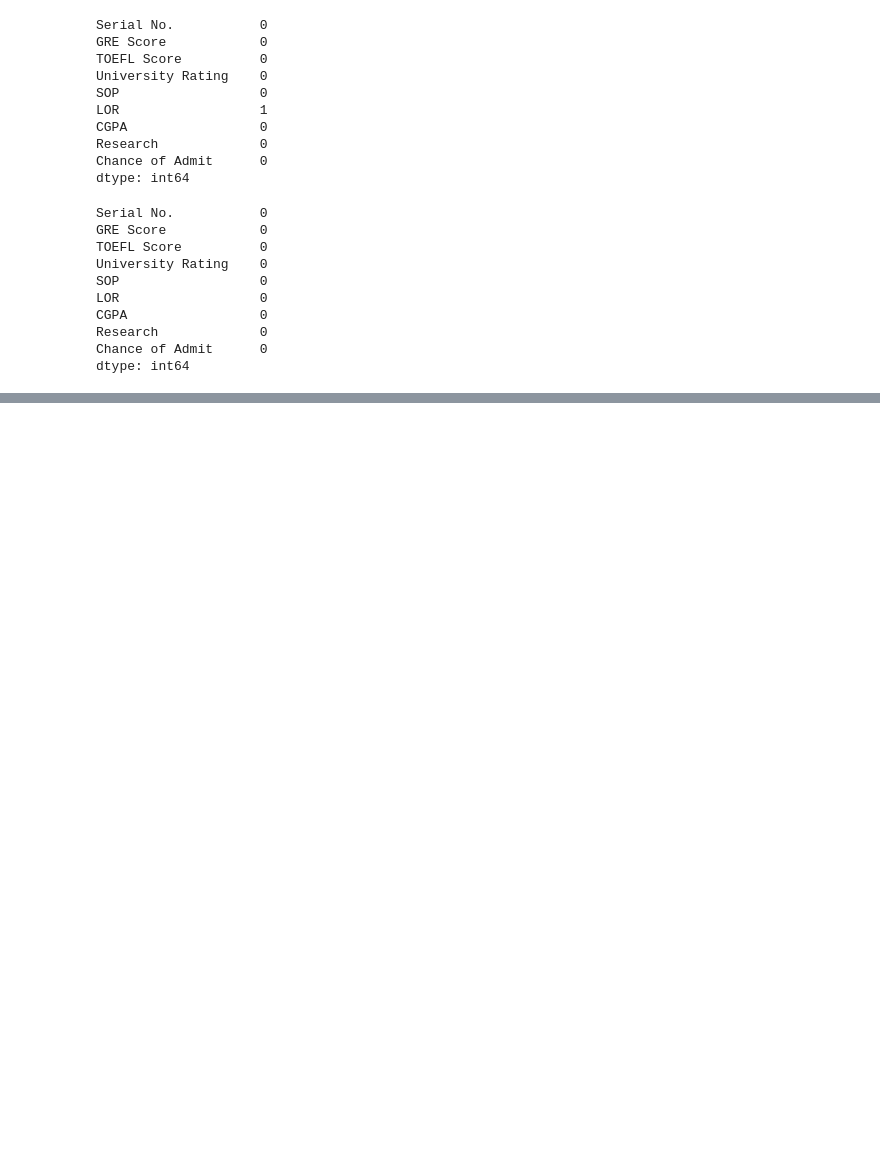
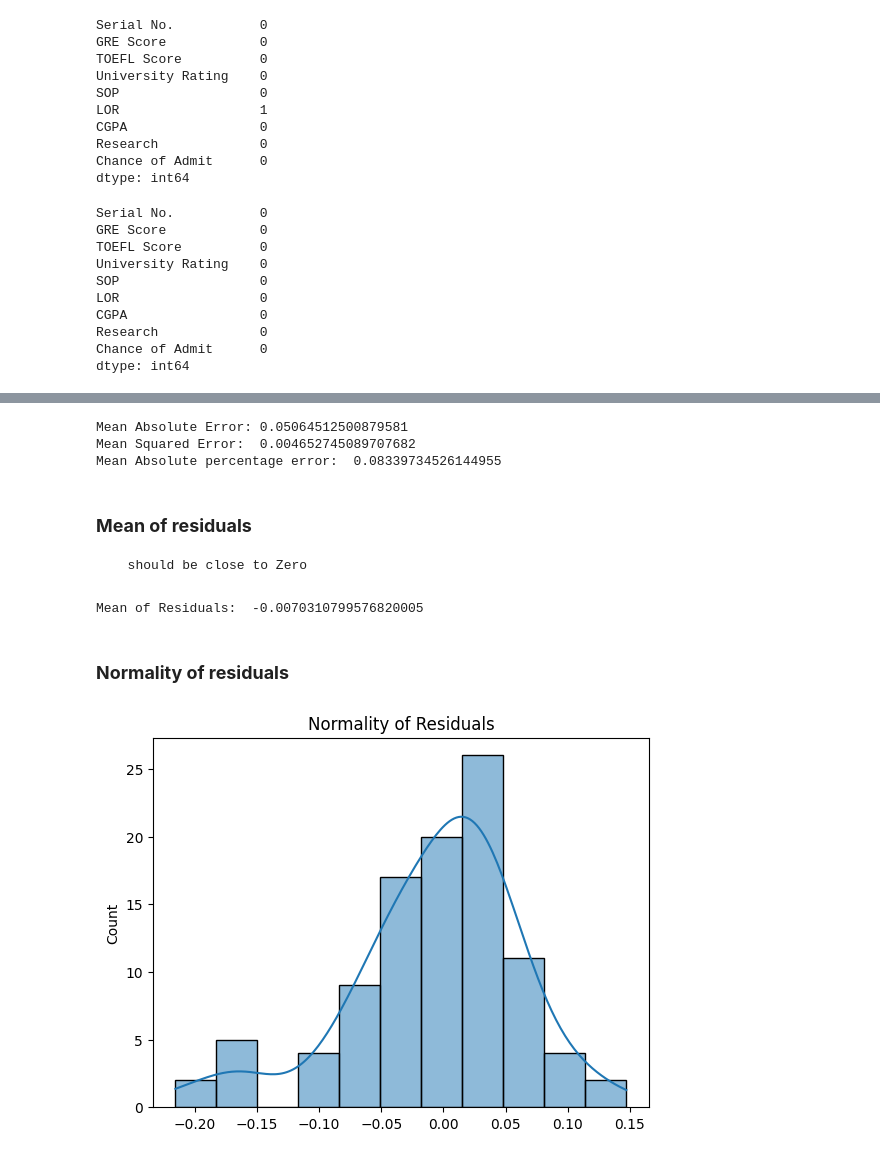
Before and after one commit to DineshPrabhuEng/Case_studies, a Jupyter notebook: Case_studies/Jamboree_Education_Linear_Regression.ipynb, the cells around one changed output, grey strips where cells are left out. Cells and saved outputs as stored; diff of their text form; code cells hidden in the pictures; blank space fills up the shorter version.

```diff
--- a/Case_studies/Jamboree_Education_Linear_Regression.ipynb
+++ b/Case_studies/Jamboree_Education_Linear_Regression.ipynb
@@ -413,0 +577,3 @@ model.score(X_test,y_test)
+# %%
+#Matching columns in test dataset with train dataset
+X_test_del_col=list(set(X_test.columns).difference(set(X_train_new.columns)))
@@ -413,0 +584,39 @@ model.score(X_test,y_test)
+# %%
+X_test=X_test.drop(columns=X_test_del_col)
+# %%
+#Model Prediction
+Prediction=model2.predict(X_test)
+# %%
+#checking the perormance of the model
+from sklearn.metrics import mean_squared_error,mean_absolute_error,mean_absolute_percentage_error
+
+print('Mean Absolute Error:', mean_absolute_error(y_test.values,Prediction))
+
+print('Mean Squared Error: ',mean_squared_error(y_test.values,Prediction))
+
+
+#MAPE-Mean absolute percentage error - tells how far we are from y test
+#it returns average absolute percentage error between Y_test data mean and Prediction data mean
+print('Mean Absolute percentage error: ',mean_absolute_percentage_error(y_test.values,Prediction))
+# %% [output]
+Mean Absolute Error: 0.05064512500879581
+Mean Squared Error:  0.004652745089707682
+Mean Absolute percentage error:  0.08339734526144955
+# %% [markdown]
+### **Mean of residuals**
+
+      should be close to Zero
+# %%
+residual=y_test.values- Prediction
+mean_of_residuals=np.mean(residual)
+print("Mean of Residuals: ",mean_of_residuals)
+# %% [output]
+Mean of Residuals:  -0.0070310799576820005
+# %% [markdown]
+### **Normality of residuals**
+# %%
+plt.title('Normality of Residuals')
+sns.histplot(residual,kde=True)
+plt.show()
+# %% [output]
+[figure, added]
```
Also changed, not shown: parts of 89 cells of this notebook, 2 other files.
